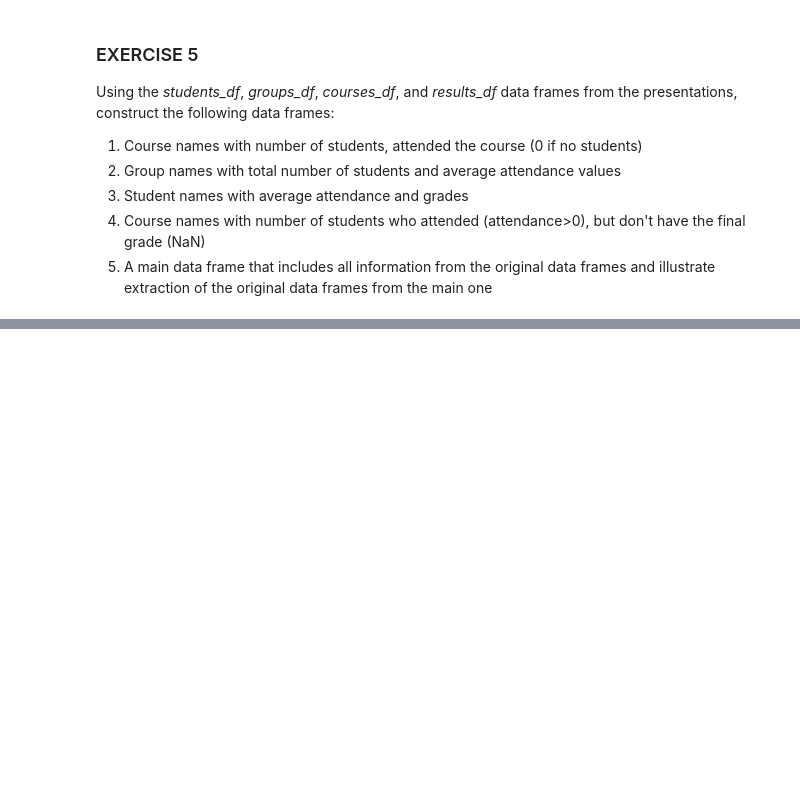
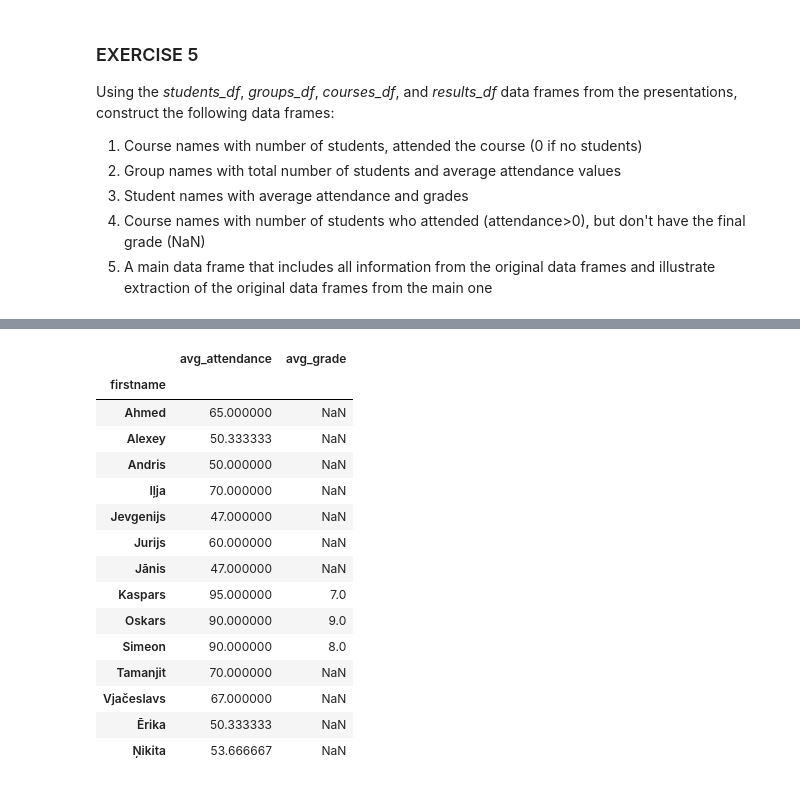
Before and after one commit to Takosaga/fall_23, a Jupyter notebook: programming_for_data_analytics/Gamez_lab5.ipynb, the cells around one changed output, grey strips where cells are left out. Saved outputs shown, nothing was run; the diff lists cells and outputs as text; code cells hidden in the pictures; blank space fills up the shorter version.

```diff
--- a/programming_for_data_analytics/Gamez_lab5.ipynb
+++ b/programming_for_data_analytics/Gamez_lab5.ipynb
@@ -394,0 +424,19 @@ Using the _students_df_, _groups_df_, _courses_df_, and _results_df_ data frames
+# %%
+# 2
+groups_and_students = pd.merge(
+    groups_df,
+    students_df,
+    left_on="group_id",
+    right_on="group_id",
+    how="left"
+)
+
+with_results = pd.merge(
+    groups_and_students,
+    results_df,
+    left_on="student_id",
+    right_on="student_id",
+    how="left"
+)
+
+with_results.groupby("group_name").agg(student_total = ("student_id","count"), avg_attendance =("attendance",np.mean))
@@ -394,0 +449,21 @@ Using the _students_df_, _groups_df_, _courses_df_, and _results_df_ data frames
+# %%
+# 3
+
+with_results.groupby("firstname").agg(avg_attendance = ("attendance",np.mean), avg_grade = ("grade",np.mean))
+# %% [output]
+|  | avg_attendance | avg_grade |
+| firstname |  |  |
+| Ahmed | 65.000000 | NaN |
+| Alexey | 50.333333 | NaN |
+| Andris | 50.000000 | NaN |
+| Iļja | 70.000000 | NaN |
+| Jevgenijs | 47.000000 | NaN |
+| Jurijs | 60.000000 | NaN |
+| Jānis | 47.000000 | NaN |
+| Kaspars | 95.000000 | 7.0 |
+| Oskars | 90.000000 | 9.0 |
+| Simeon | 90.000000 | 8.0 |
+| Tamanjit | 70.000000 | NaN |
+| Vjačeslavs | 67.000000 | NaN |
+| Ērika | 50.333333 | NaN |
+| Ņikita | 53.666667 | NaN |
```
Also changed, not shown: parts of 9 cells of this notebook.
